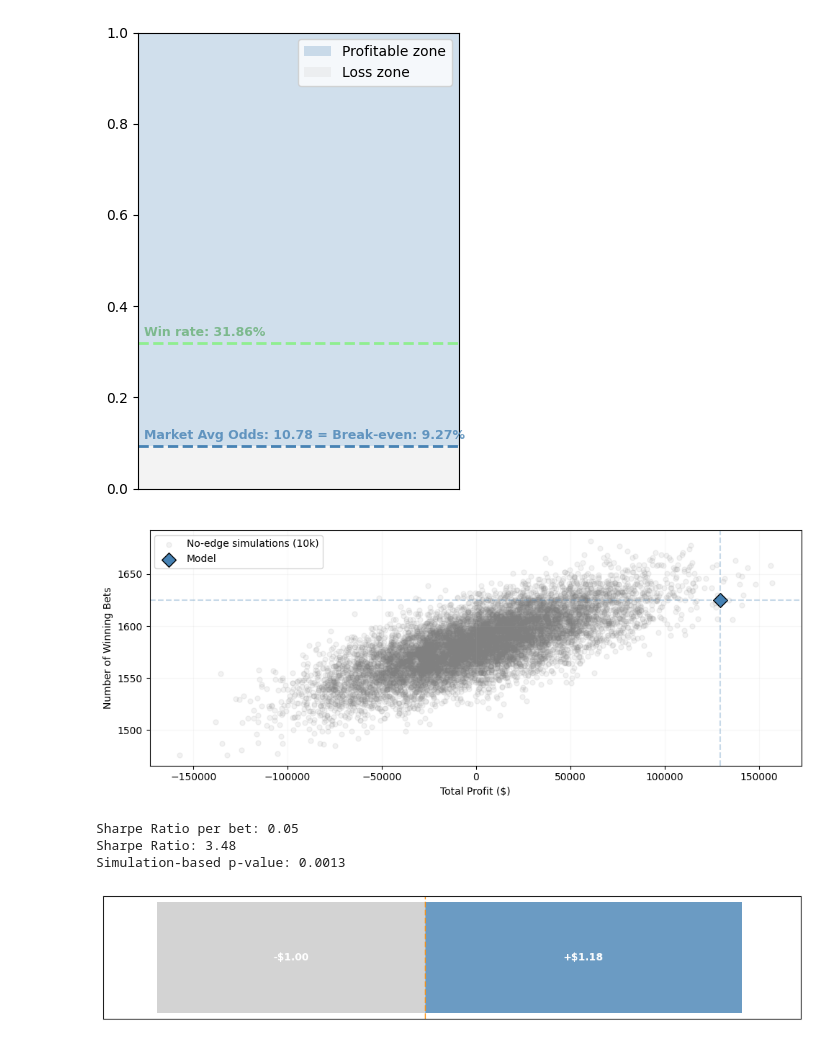
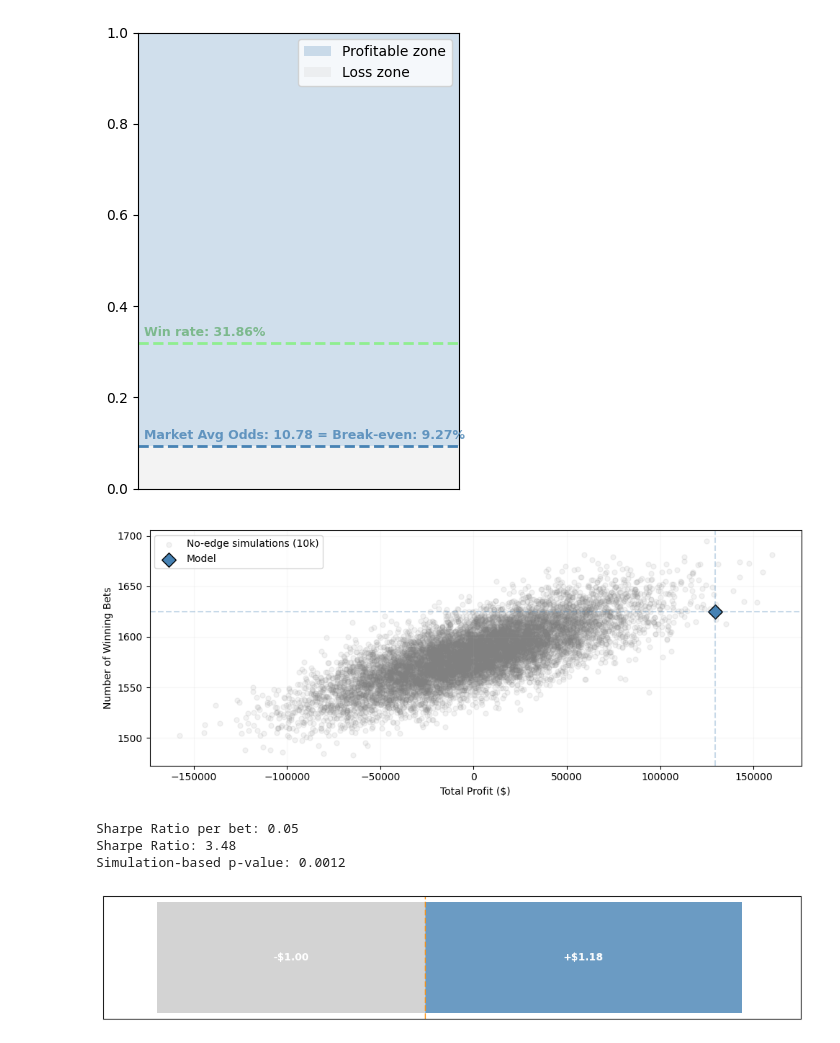
Before and after one commit to venomio5/soccer-prediction-analysis, a Jupyter notebook: src/profitability_analysis.ipynb, the cells around one changed output. Drawn from its saved outputs; the diff is of its cells as text; code cells hidden in the pictures.

```diff
--- a/src/profitability_analysis.ipynb
+++ b/src/profitability_analysis.ipynb
@@ -125,35 +125,35 @@ odds = df['Market Odds'].values
 stake = df['Bet Amount'].values
 p_win = 1 / odds
 
 n_sim = 10000
 
-rand = rng.random((n_sim, len(profits)))
+rand = np.random.random((n_sim, len(profits)))
 wins = rand < p_win
 
 profit_if_win = (odds - 1) * stake
 profit_if_loss = -stake
 sim_profits = wins * profit_if_win + (~wins) * profit_if_loss
 
 sim_totals = sim_profits.sum(axis=1)
 sim_wins = wins.sum(axis=1)
 
 fig, ax = plt.subplots(figsize=(10, 4))
 
 ax.scatter(sim_totals, sim_wins, alpha=0.1, s=25, color='gray', label='No-edge simulations (10k)')
 ax.scatter(actual_total, actual_wins, color='steelblue', s=100, marker='D', edgecolors='black', label=f'Model')
 
 ax.axhline(y=actual_wins, color='steelblue', linestyle='--', alpha=0.3)
 ax.axvline(x=actual_total, color='steelblue', linestyle='--', alpha=0.3)
 
 ax.set_xlabel('Total Profit ($)')
 ax.set_ylabel('Number of Winning Bets')
 ax.legend(loc='upper left')
 ax.grid(True, alpha=0.1)
 
 plt.tight_layout()
 plt.show()
 # %% [output]
-[figure, old version]
+[figure, new version]
 # %%
 p_value_sim = (sim_totals >= actual_total).mean()
 bet_returns = df['Balance'].pct_change().dropna()
@@ -168,7 +168,7 @@ print(f"Simulation-based p-value: {p_value_sim:.4f}")
 # %% [output]
 Sharpe Ratio per bet: 0.05
 Sharpe Ratio: 3.48
-Simulation-based p-value: 0.0013
+Simulation-based p-value: 0.0012
 # %%
 loss = 1.0
 win = 1.18
```
Also changed, not shown: parts of 1 cell of this notebook, 7 other files.
